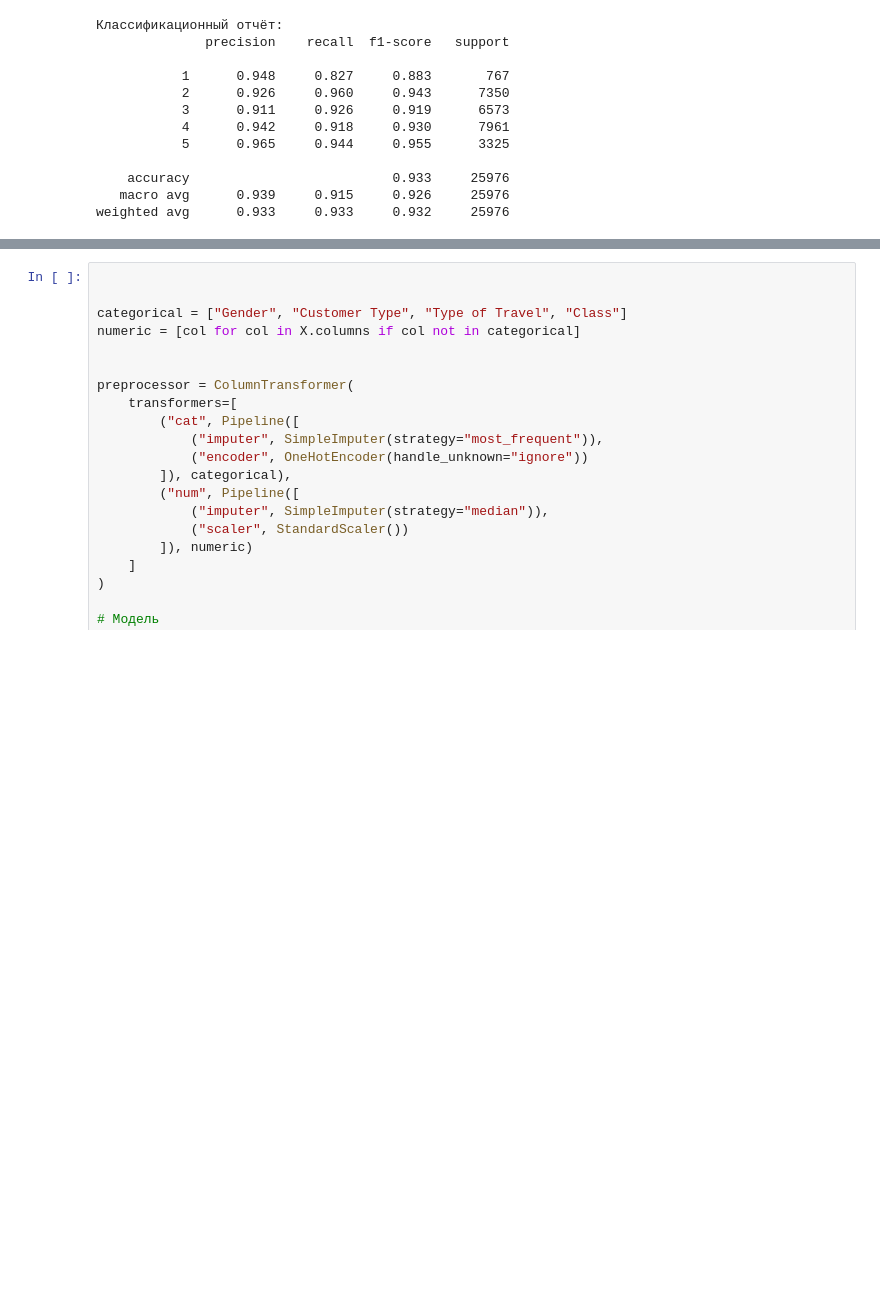
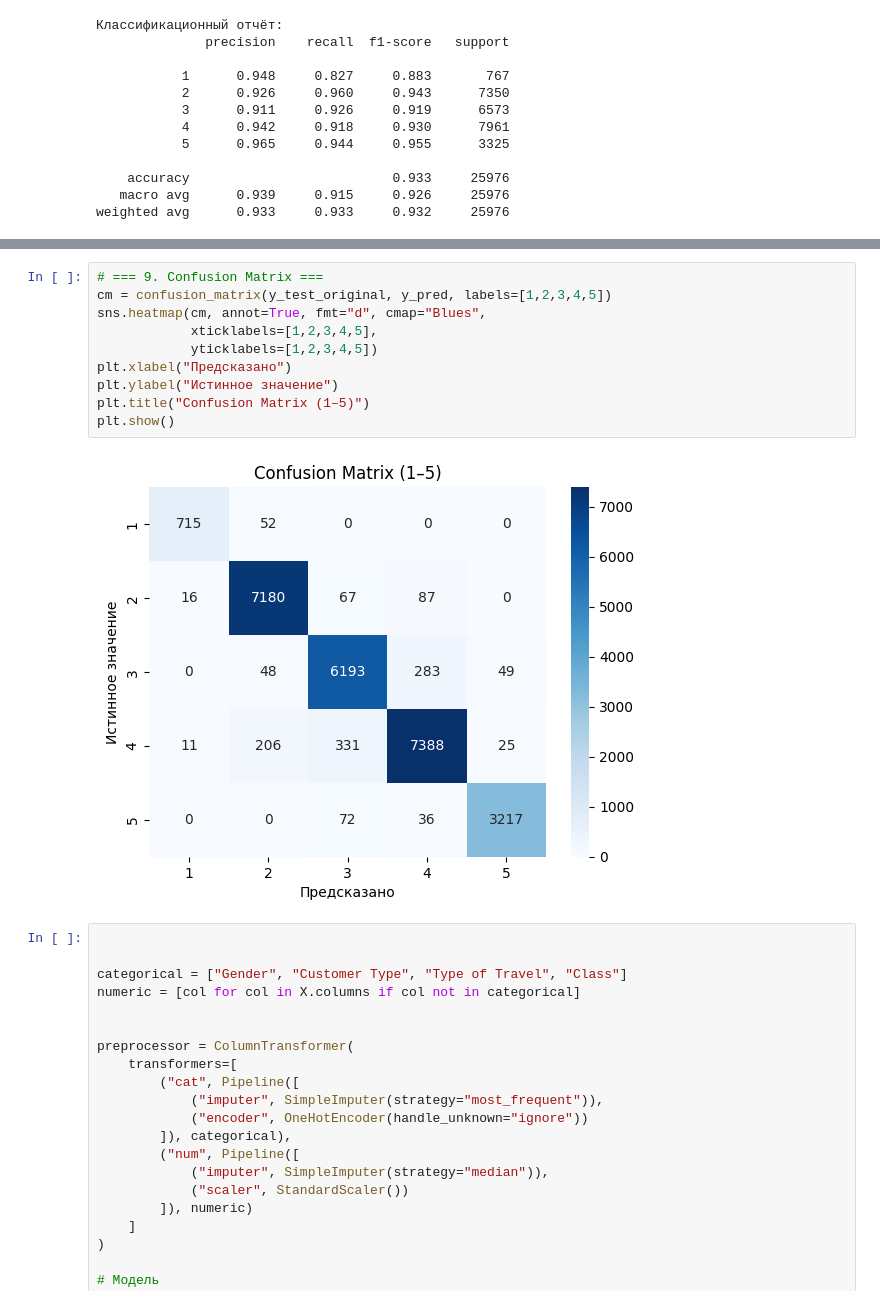
Before and after one commit to pasharodak/tms_study, a Jupyter notebook: lesson_11/Airline.ipynb, the cells around one changed output, grey strips where cells are left out. Cells and saved outputs as stored; diff of their text form; blank space fills up the shorter version.

```diff
--- a/lesson_11/Airline.ipynb
+++ b/lesson_11/Airline.ipynb
@@ -286,3 +301,15 @@ weighted avg      0.951     0.951     0.951     25976
+# %%
+# === 9. Confusion Matrix ===
+cm = confusion_matrix(y_test_original, y_pred, labels=[1,2,3,4,5])
+sns.heatmap(cm, annot=True, fmt="d", cmap="Blues",
+            xticklabels=[1,2,3,4,5],
+            yticklabels=[1,2,3,4,5])
+plt.xlabel("Предсказано")
+plt.ylabel("Истинное значение")
+plt.title("Confusion Matrix (1–5)")
+plt.show()
+# %% [output]
+[figure, added]
 # %%
 
 
```
Also changed, not shown: parts of 2 cells of this notebook.
